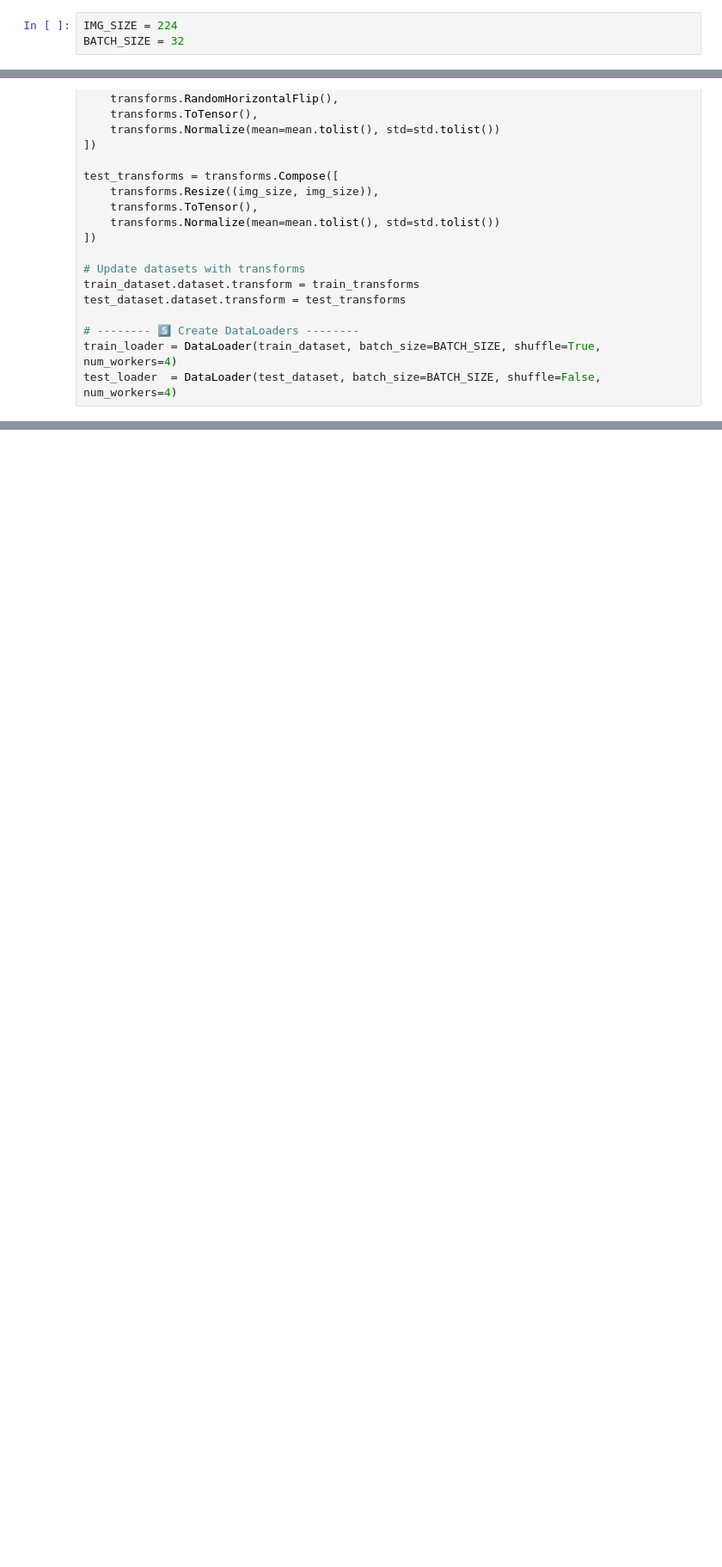
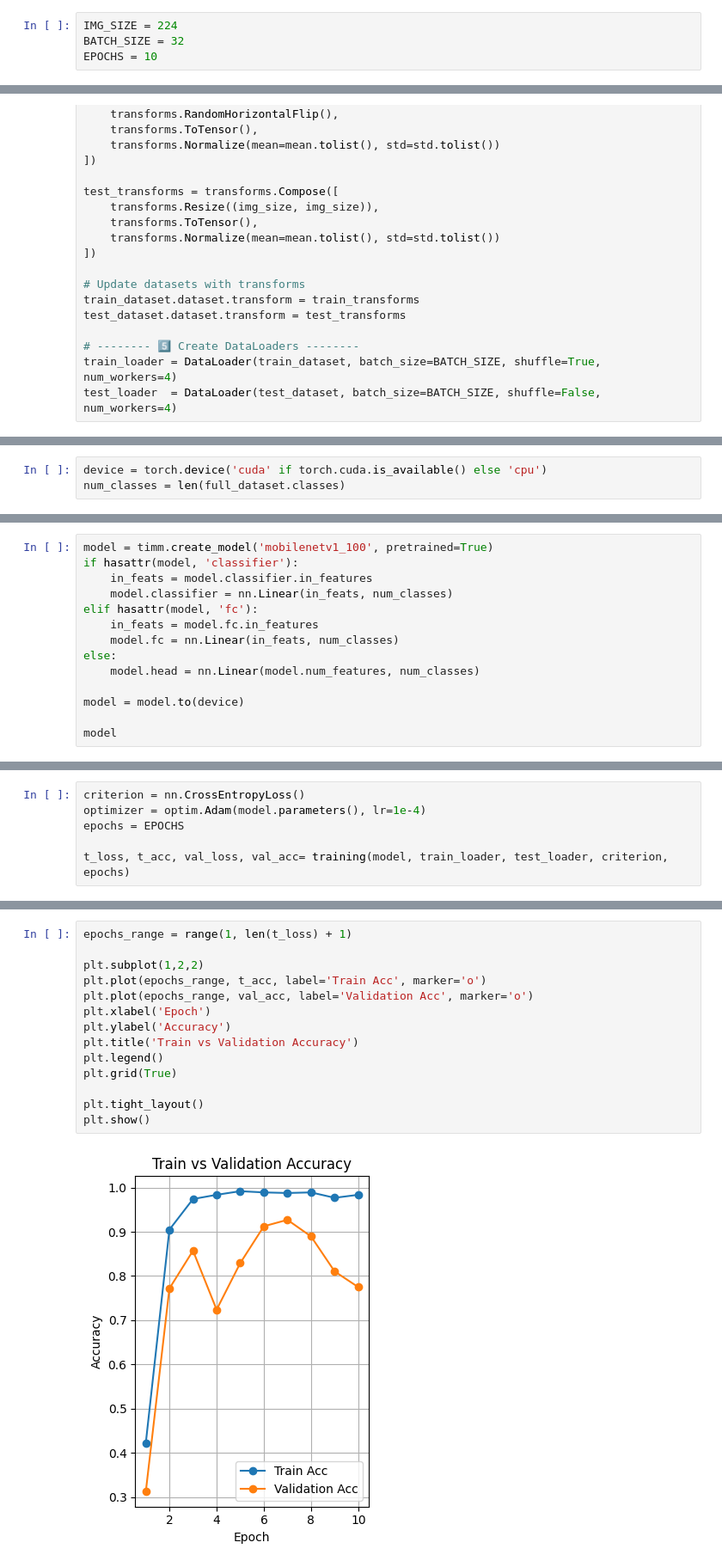
Before and after one commit to balditommaso/hand-sign-translation-kv260, a Jupyter notebook: training/model_finetuning.ipynb, the cells around one changed output, grey strips where cells are left out. Shown: that part at 86% size. Cells and saved outputs as stored; diff of their text form; blank space fills up the shorter version.

Commit message:
added fine-tuning and model loading

```diff
--- a/training/model_finetuning.ipynb
+++ b/training/model_finetuning.ipynb
@@ -16,6 +21,7 @@ from torchvision import datasets, transforms
 # %%
 IMG_SIZE = 224
 BATCH_SIZE = 32
+EPOCHS = 10
 # %% [markdown]
 ## prepare the dataset
 # %%
@@ -116,0 +123,3 @@ show_batch(train_loader, full_dataset.classes)
+# %%
+device = torch.device('cuda' if torch.cuda.is_available() else 'cpu')
+num_classes = len(full_dataset.classes)
@@ -116,0 +128,14 @@ show_batch(train_loader, full_dataset.classes)
+# %%
+model = timm.create_model('mobilenetv1_100', pretrained=True)
+if hasattr(model, 'classifier'):
+    in_feats = model.classifier.in_features
+    model.classifier = nn.Linear(in_feats, num_classes)
+elif hasattr(model, 'fc'):
+    in_feats = model.fc.in_features
+    model.fc = nn.Linear(in_feats, num_classes)
+else:
+    model.head = nn.Linear(model.num_features, num_classes)
+
+model = model.to(device)
+
+model
@@ -116,0 +238,6 @@ show_batch(train_loader, full_dataset.classes)
+# %%
+criterion = nn.CrossEntropyLoss()
+optimizer = optim.Adam(model.parameters(), lr=1e-4)
+epochs = EPOCHS
+
+t_loss, t_acc, val_loss, val_acc= training(model, train_loader, test_loader, criterion, epochs)
@@ -116,0 +265,16 @@ show_batch(train_loader, full_dataset.classes)
+# %%
+epochs_range = range(1, len(t_loss) + 1)
+
+plt.subplot(1,2,2)
+plt.plot(epochs_range, t_acc, label='Train Acc', marker='o')
+plt.plot(epochs_range, val_acc, label='Validation Acc', marker='o')
+plt.xlabel('Epoch')
+plt.ylabel('Accuracy')
+plt.title('Train vs Validation Accuracy')
+plt.legend()
+plt.grid(True)
+
+plt.tight_layout()
+plt.show()
+# %% [output]
+[figure, added]
```
Also changed, not shown: parts of 11 cells of this notebook, 1 other file.
